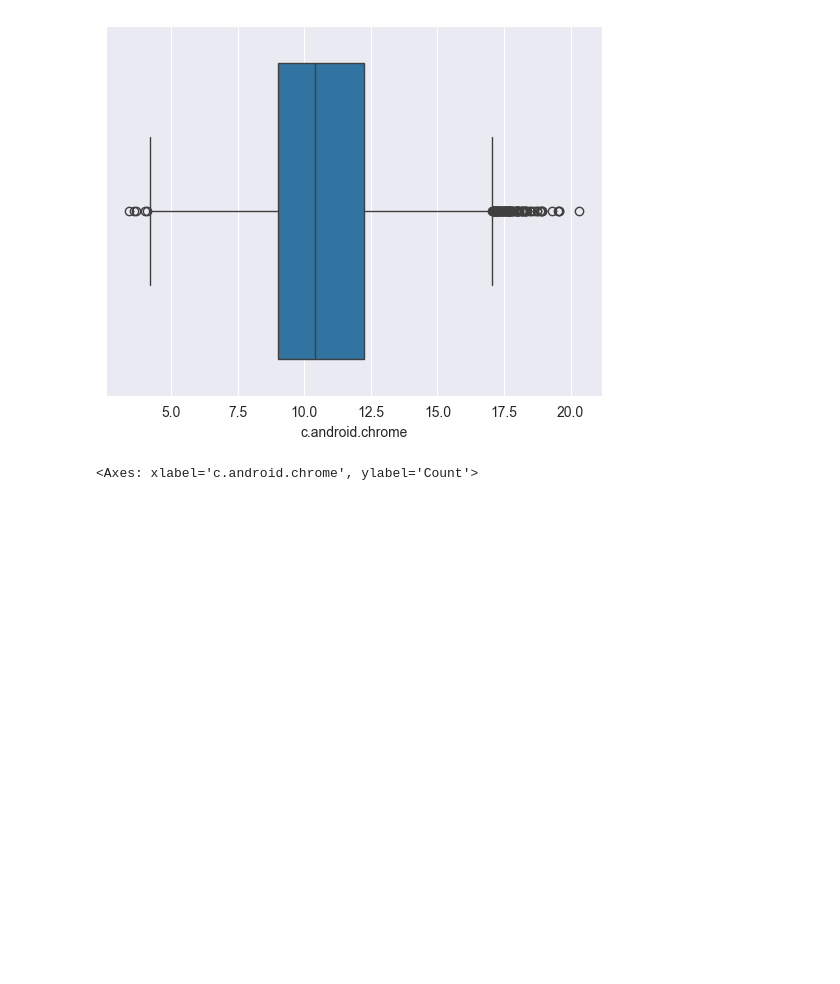
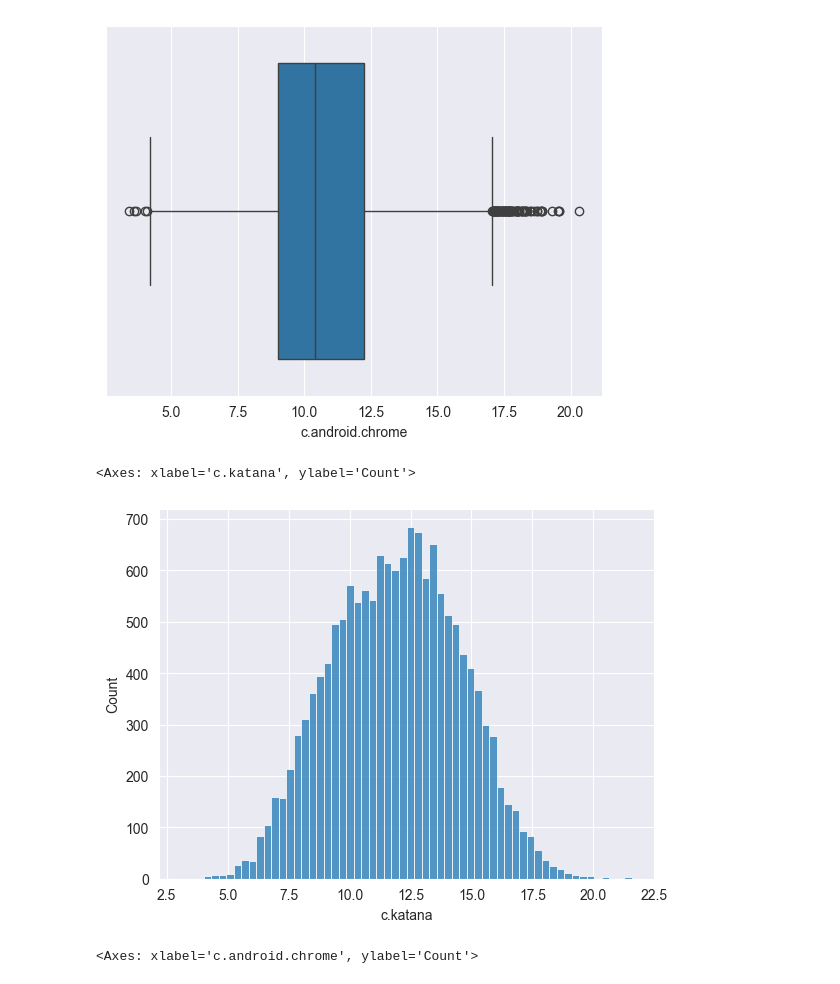
Before and after one commit to RikoAppDev/iau-course-assignments, a Jupyter notebook: zadanie.ipynb, the cells around one changed output. Cells and saved outputs as stored; diff of their text form; code cells hidden in the pictures; blank space fills up the shorter version.

```diff
--- a/zadanie.ipynb
+++ b/zadanie.ipynb
@@ -340,6 +372,11 @@ sns.boxplot(data=connections['c.android.chrome'], orient='h')
 # %% [output]
 <Axes: xlabel='c.android.chrome'>
 [figure]
+# %%
+sns.histplot(data=connections['c.katana'])
+# %% [output]
+<Axes: xlabel='c.katana', ylabel='Count'>
+[figure, added]
 # %%
 sns.histplot(data=connections['c.android.chrome'])
 # %% [output]
```
Also changed, not shown: parts of 9 cells of this notebook.
